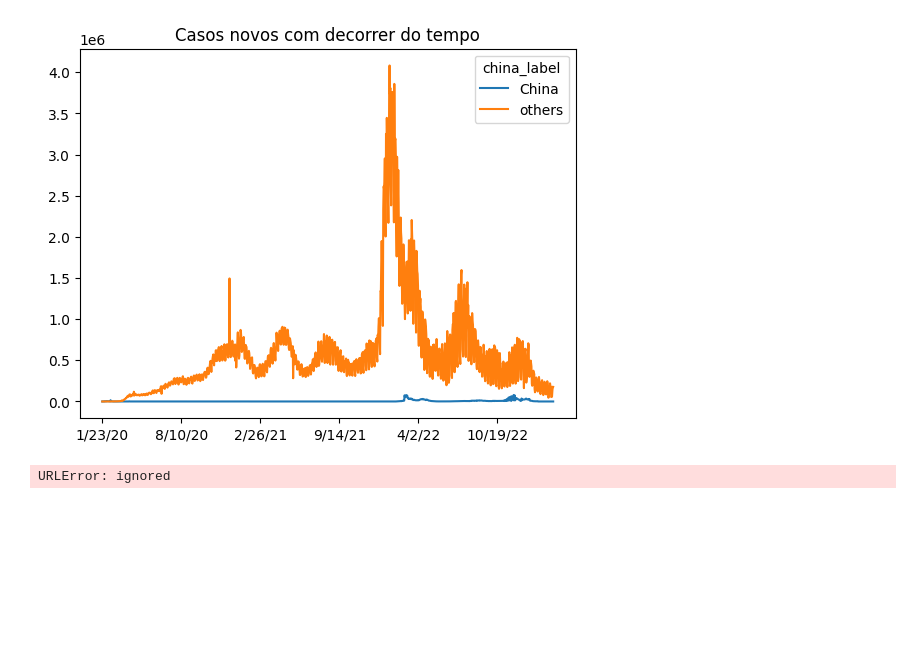
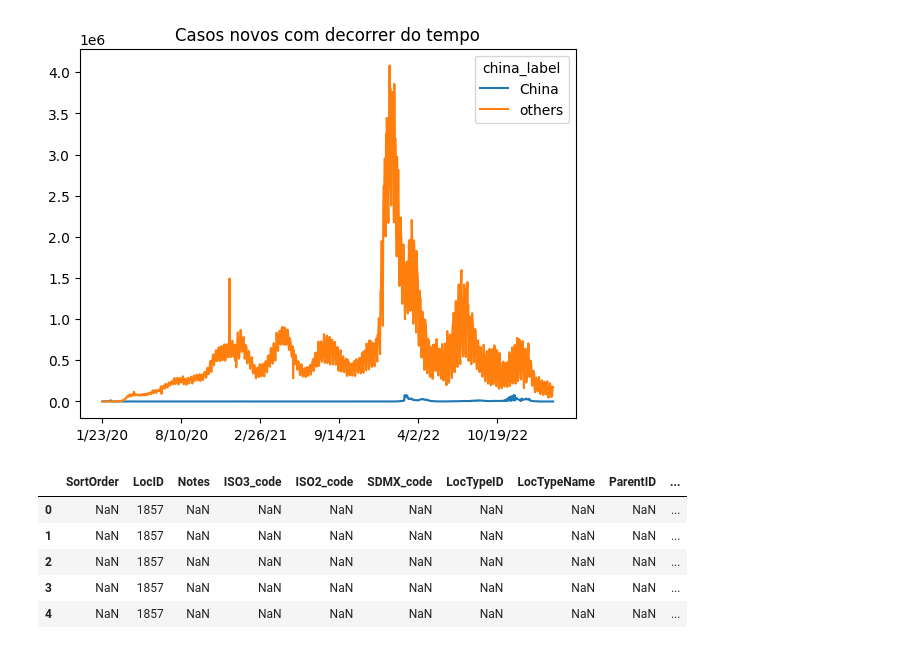
Before and after one commit to lilyan122/ProjetoCovid, a Jupyter notebook: projeto_covid.ipynb, the cells around one changed output. Drawn from its saved outputs; the diff is of its cells as text; code cells hidden in the pictures; blank space fills up the shorter version.

```diff
--- a/projeto_covid.ipynb
+++ b/projeto_covid.ipynb
@@ -429,10 +429,16 @@ plt.show()
 # %% [output]
 [figure]
 # %%
-un_population = pd.read_csv('https://population.un.org/wpp/Download/Files/1_Indicators%20(Standard)/CSV_FILES/WPP2022_TotalPopulationBySex.zip')
+#un_population = pd.read_csv('https://population.un.org/wpp/Download/Files/1_Indicators%20(Standard)/CSV_FILES/WPP2022_TotalPopulationBySex.zip')
+un_population = pd.read_csv('dadospopulation.csv')
 un_population["PopTotal"] = un_population["PopTotal"] * 1000
 un_population.head()
 # %% [output]
-URLError: ignored
+|  | SortOrder | LocID | Notes | ISO3_code | ISO2_code | SDMX_code | LocTypeID | LocTypeName | ParentID | ... |
+| 0 | NaN | 1857 | NaN | NaN | NaN | NaN | NaN | NaN | NaN | ... |
+| 1 | NaN | 1857 | NaN | NaN | NaN | NaN | NaN | NaN | NaN | ... |
+| 2 | NaN | 1857 | NaN | NaN | NaN | NaN | NaN | NaN | NaN | ... |
+| 3 | NaN | 1857 | NaN | NaN | NaN | NaN | NaN | NaN | NaN | ... |
+| 4 | NaN | 1857 | NaN | NaN | NaN | NaN | NaN | NaN | NaN | ... |
 # %%
 un_population.describe()
```
Also changed, not shown: parts of 10 cells of this notebook.
